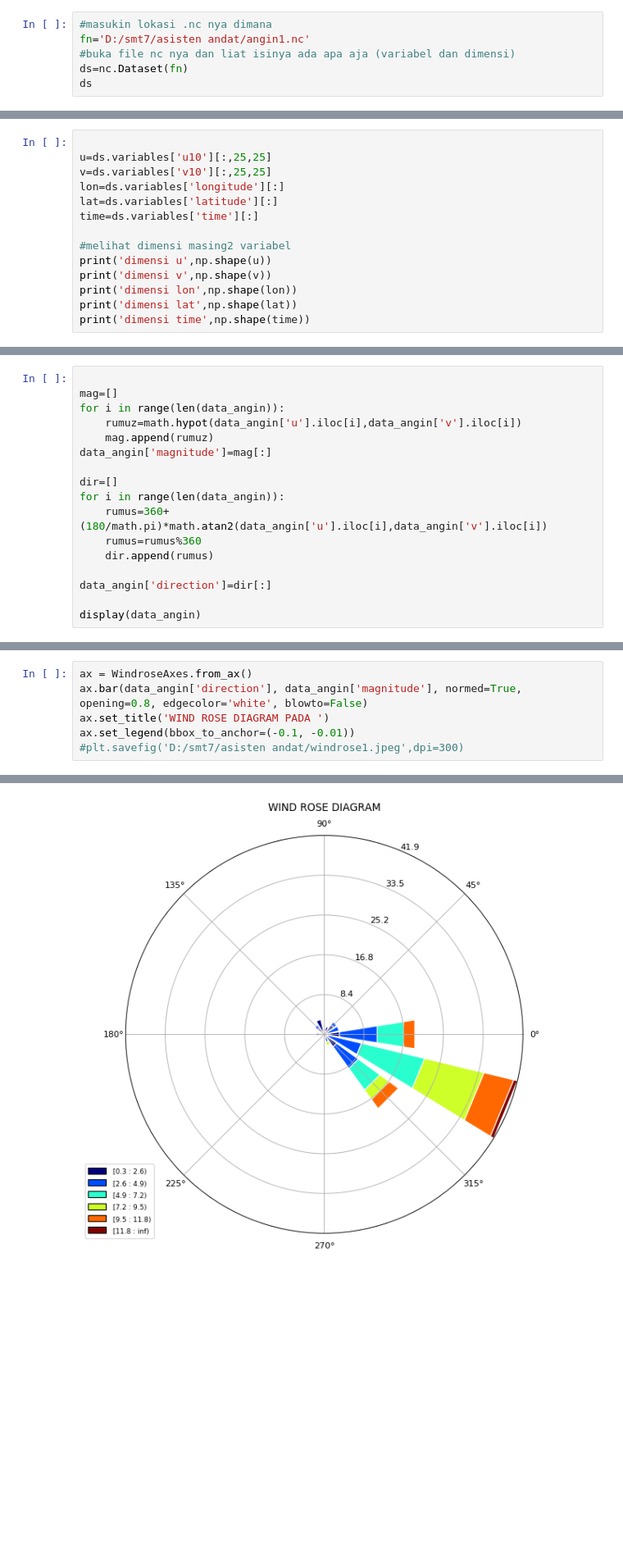
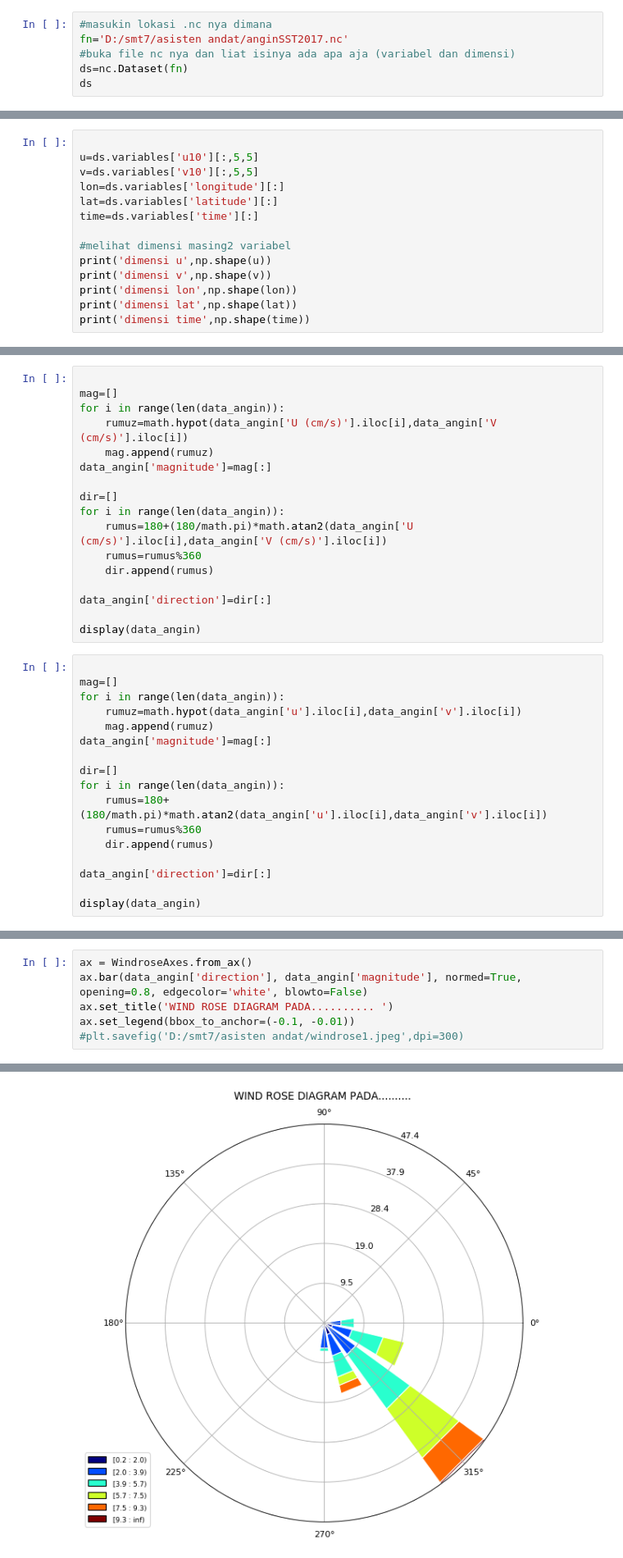
Before and after one commit to daraafiifah/modul4andat, a Jupyter notebook: MODUL4_ROSE_DIAGRAM_me.ipynb, the cells around one changed output, grey strips where cells are left out. Shown at 82% size. Saved outputs shown, nothing was run; the diff lists cells and outputs as text; blank space fills up the shorter version.

```diff
--- a/MODUL4_ROSE_DIAGRAM_me.ipynb
+++ b/MODUL4_ROSE_DIAGRAM_me.ipynb
@@ -19,7 +19,7 @@ import matplotlib.pyplot as plt
 ## Input data Angin
 # %%
 #masukin lokasi .nc nya dimana
-fn='D:/smt7/asisten andat/angin1.nc'
+fn='D:/smt7/asisten andat/anginSST2017.nc'
 #buka file nc nya dan liat isinya ada apa aja (variabel dan dimensi)
 ds=nc.Dataset(fn)
 ds
@@ -42,8 +56,8 @@ masukin variabel dalam nc ke variabel buatan kita sendiri
 rose diagram itu, inputnya harus time series sedangkan pada input data kita tau kalo data yg di download merupakan data spasial makanya diambil deh satu kolom latitude dan longitudenya itu maksudnya ngambil 1 grid.
 # %%
 
-u=ds.variables['u10'][:,25,25]
-v=ds.variables['v10'][:,25,25]
+u=ds.variables['u10'][:,5,5]
+v=ds.variables['v10'][:,5,5]
 lon=ds.variables['longitude'][:]
 lat=ds.variables['latitude'][:]
 time=ds.variables['time'][:]
@@ -82,6 +96,23 @@ display(data_angin)
 # %% [markdown]
 ## Besaran dan Arah Angin
 untuk membuat rose diagram, data input nya harus berupa magnitudo dan arah
+# %%
+
+mag=[]
+for i in range(len(data_angin)):
+    rumuz=math.hypot(data_angin['U (cm/s)'].iloc[i],data_angin['V (cm/s)'].iloc[i])
+    mag.append(rumuz)
+data_angin['magnitude']=mag[:]
+
+dir=[]
+for i in range(len(data_angin)):
+    rumus=180+(180/math.pi)*math.atan2(data_angin['U (cm/s)'].iloc[i],data_angin['V (cm/s)'].iloc[i])
+    rumus=rumus%360
+    dir.append(rumus)
+
+data_angin['direction']=dir[:]
+
+display(data_angin)
 # %%
 
 mag=[]
@@ -92,7 +123,7 @@ data_angin['magnitude']=mag[:]
 
 dir=[]
 for i in range(len(data_angin)):
-    rumus=360+(180/math.pi)*math.atan2(data_angin['u'].iloc[i],data_angin['v'].iloc[i])
+    rumus=180+(180/math.pi)*math.atan2(data_angin['u'].iloc[i],data_angin['v'].iloc[i])
     rumus=rumus%360
     dir.append(rumus)
 
@@ -118,12 +149,12 @@ display(data_angin)
 # %%
 ax = WindroseAxes.from_ax()
 ax.bar(data_angin['direction'], data_angin['magnitude'], normed=True, opening=0.8, edgecolor='white', blowto=False)
-ax.set_title('WIND ROSE DIAGRAM PADA ')
+ax.set_title('WIND ROSE DIAGRAM PADA.......... ')
 ax.set_legend(bbox_to_anchor=(-0.1, -0.01))
 #plt.savefig('D:/smt7/asisten andat/windrose1.jpeg',dpi=300)
 # %% [output]
 <matplotlib.legend.Legend at 0x...>
-[figure, old version]
+[figure, new version]
 # %% [markdown]
 # CURRENT ROSE DIAGRAM
 ## Input Data Arus
```
Also changed, not shown: parts of 10 cells of this notebook, 4 other files.
